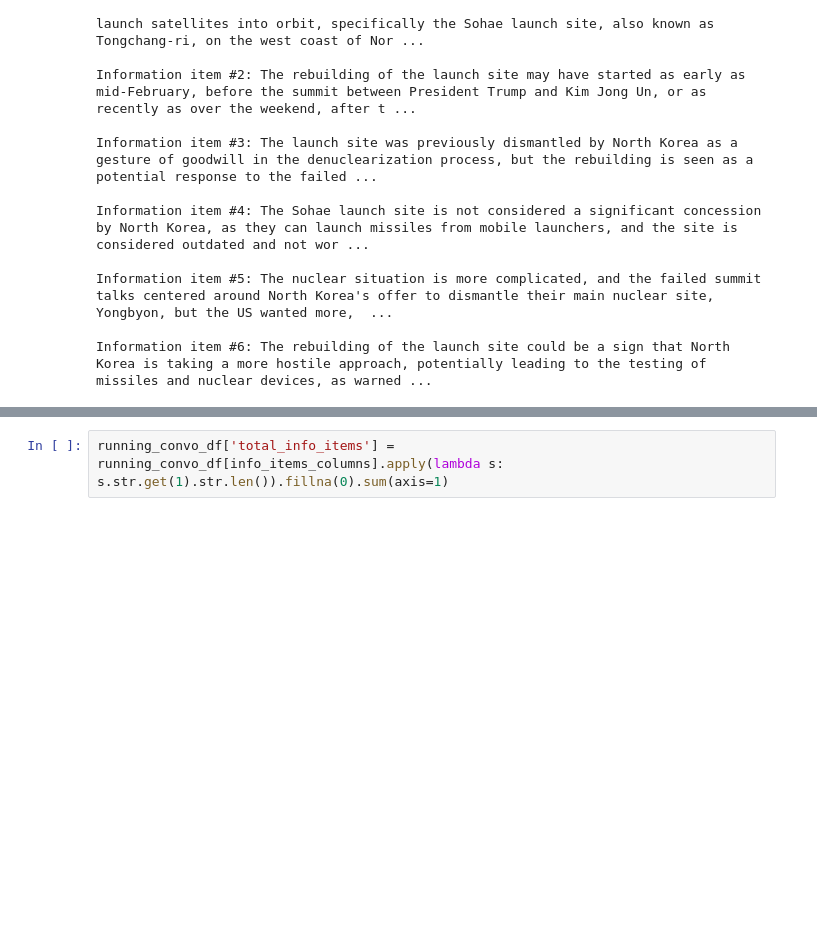
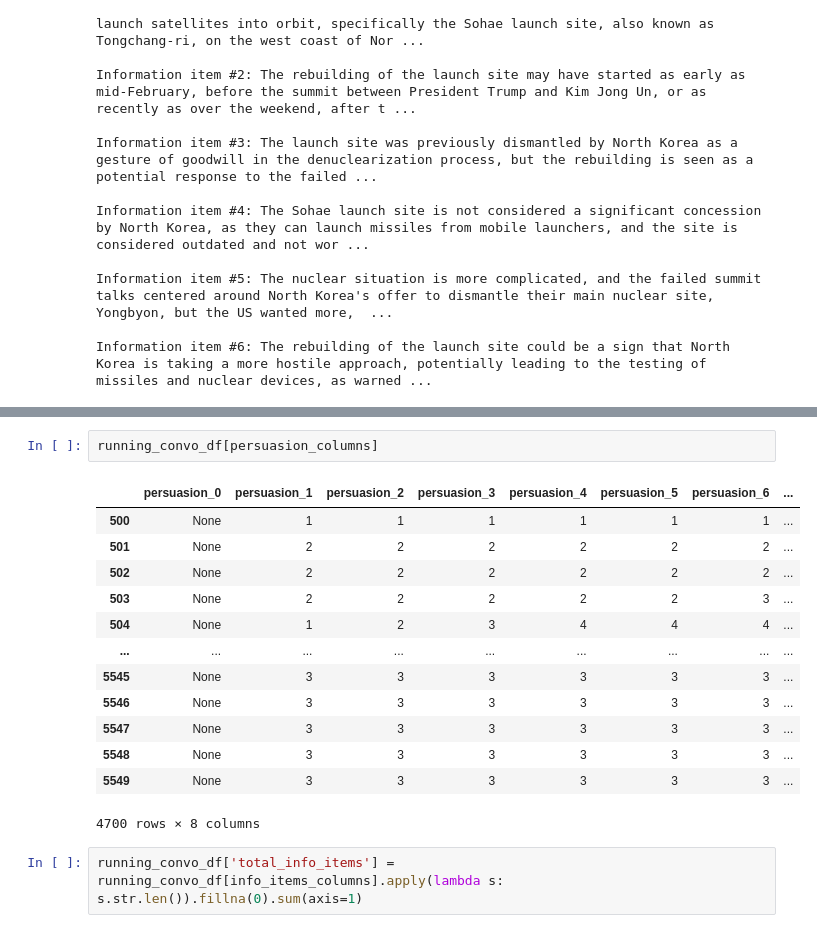
Before and after one commit to alex2awesome/news-interview-question-generation, a Jupyter notebook: notebooks/2024-10-14__analyze-game-sim.ipynb, the cells around one changed output, grey strips where cells are left out. Cells and saved outputs as stored; diff of their text form; blank space fills up the shorter version.

```diff
--- a/notebooks/2024-10-14__analyze-game-sim.ipynb
+++ b/notebooks/2024-10-14__analyze-game-sim.ipynb
@@ -89,4 +59,20 @@ Name: 16, dtype: object
+# %%
+running_convo_df[persuasion_columns]
+# %% [output]
+|  | persuasion_0 | persuasion_1 | persuasion_2 | persuasion_3 | persuasion_4 | persuasion_5 | persuasion_6 | ... |
+| 500 | None | 1 | 1 | 1 | 1 | 1 | 1 | ... |
+| 501 | None | 2 | 2 | 2 | 2 | 2 | 2 | ... |
+| 502 | None | 2 | 2 | 2 | 2 | 2 | 2 | ... |
+| 503 | None | 2 | 2 | 2 | 2 | 2 | 3 | ... |
+| 504 | None | 1 | 2 | 3 | 4 | 4 | 4 | ... |
+| ... | ... | ... | ... | ... | ... | ... | ... | ... |
+| 5545 | None | 3 | 3 | 3 | 3 | 3 | 3 | ... |
+| 5546 | None | 3 | 3 | 3 | 3 | 3 | 3 | ... |
+| 5547 | None | 3 | 3 | 3 | 3 | 3 | 3 | ... |
+| 5548 | None | 3 | 3 | 3 | 3 | 3 | 3 | ... |
+| 5549 | None | 3 | 3 | 3 | 3 | 3 | 3 | ... |
+4700 rows × 8 columns
 # %%
-running_convo_df['total_info_items'] = running_convo_df[info_items_columns].apply(lambda s: s.str.get(1).str.len()).fillna(0).sum(axis=1)
+running_convo_df['total_info_items'] = running_convo_df[info_items_columns].apply(lambda s: s.str.len()).fillna(0).sum(axis=1)
 # %%
 (running_convo_df
```
Also changed, not shown: parts of 16 cells of this notebook, 2 other files.
